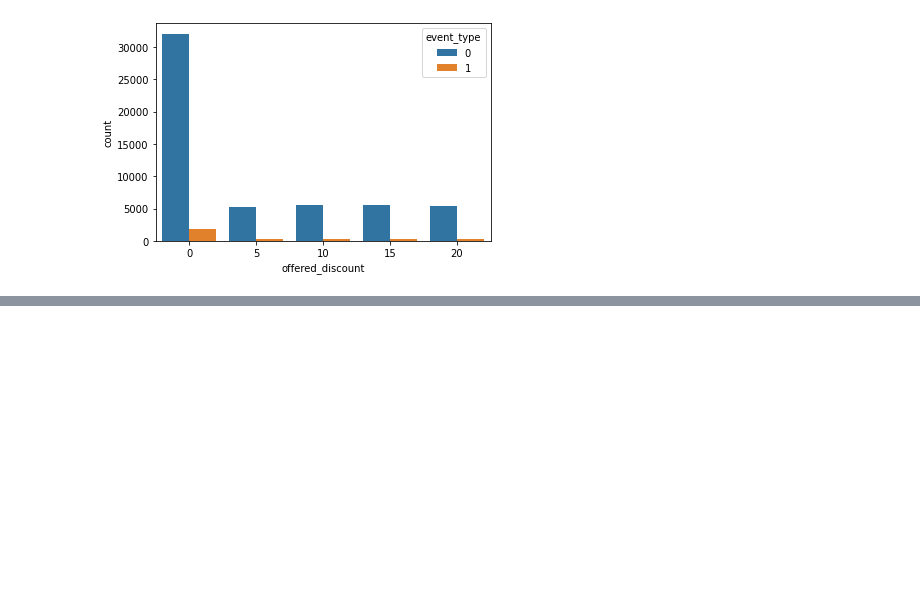
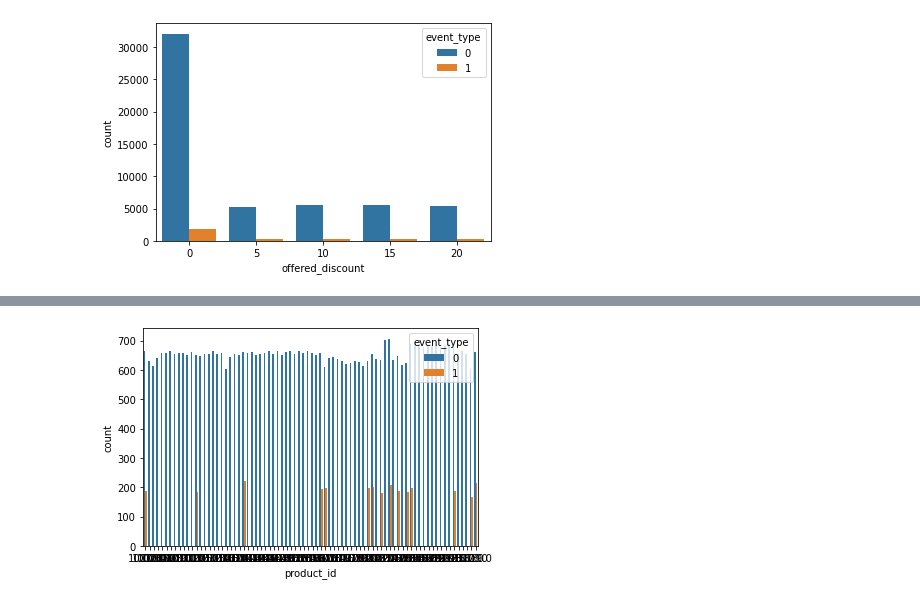
Before and after one commit to tiskus333/AI_discount_predicition, a Jupyter notebook: data_analysis.ipynb, the cells around one changed output, grey strips where cells are left out. Cells and saved outputs as stored; diff of their text form; code cells hidden in the pictures; blank space fills up the shorter version.

```diff
--- a/data_analysis.ipynb
+++ b/data_analysis.ipynb
@@ -80,0 +89,4 @@ sns.heatmap(data[valuable_data].corr(),annot = True)
+# %%
+g4 = sns.countplot(x='product_id',hue='event_type',data=data)
+# %% [output]
+[figure, added]
```
Also changed, not shown: parts of 12 cells of this notebook.
